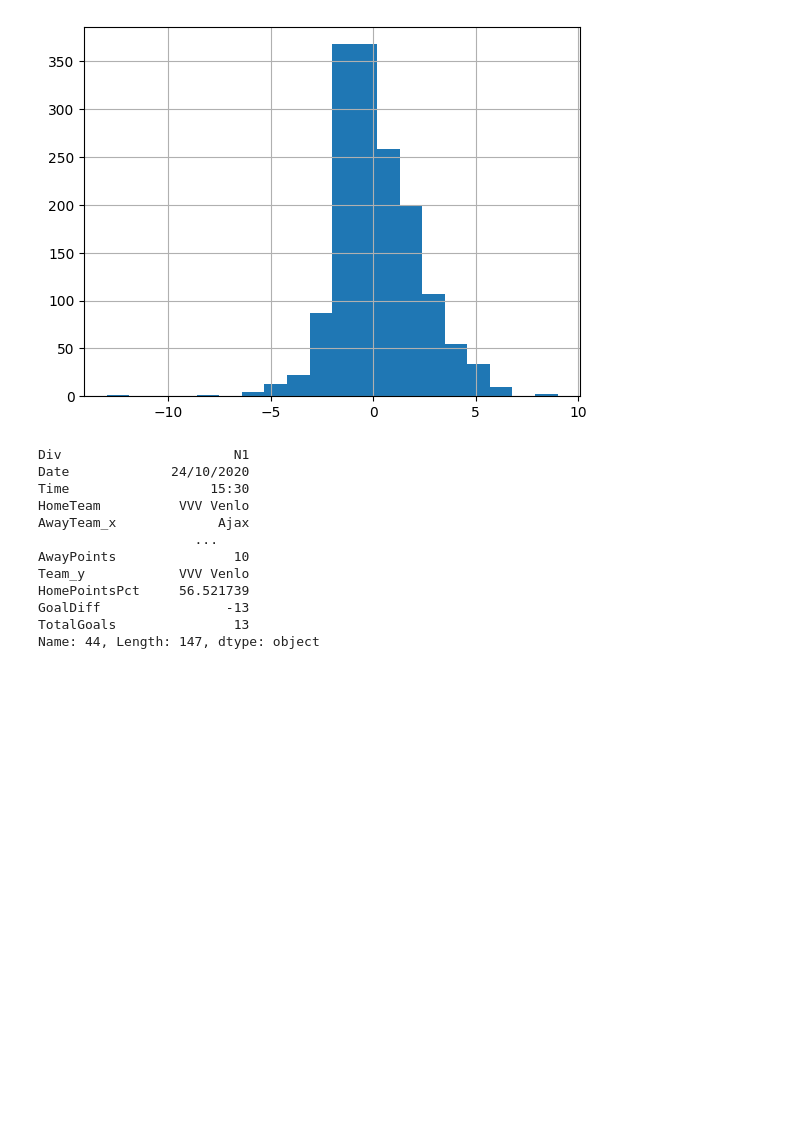
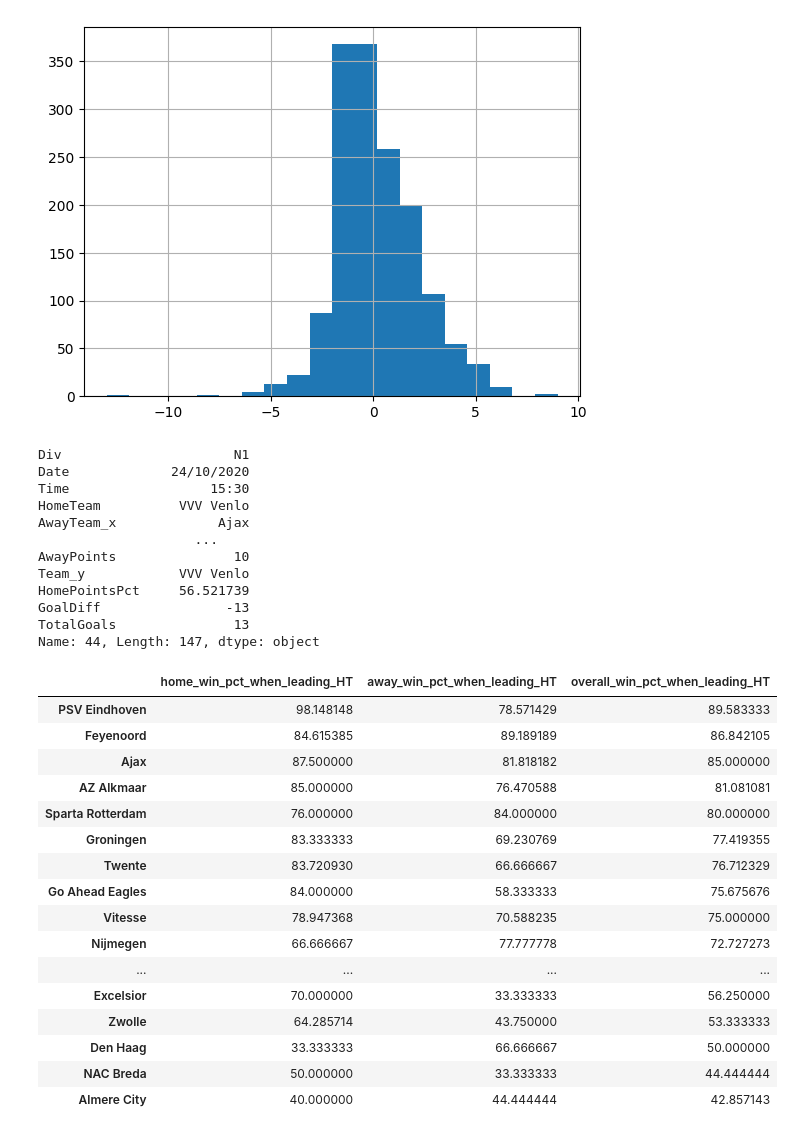
Before and after one commit to SimonteBiesebeek/FinalProject, a Jupyter notebook: JupyterFinalProject.ipynb, the cells around one changed output. Saved outputs shown, nothing was run; the diff lists cells and outputs as text; code cells hidden in the pictures; blank space fills up the shorter version.

```diff
--- a/JupyterFinalProject.ipynb
+++ b/JupyterFinalProject.ipynb
@@ -613,3 +604,56 @@ HomePointsPct     56.521739
 GoalDiff                -13
 TotalGoals               13
 Name: 44, Length: 147, dtype: object
+# %%
+# Create conditions for when home or away team is leading at half time
+seasonal_data['HT_leader'] = seasonal_data.apply(
+    lambda x: 'Home' if x['HTHG'] > x['HTAG'] else ('Away' if x['HTHG'] < x['HTAG'] else 'Draw'),
+    axis=1
+)
+
+# For each team, compute % of wins when leading at half time
+# 1️⃣ Home teams
+home_leads = seasonal_data[seasonal_data['HT_leader'] == 'Home'].groupby('HomeTeam').agg(
+    games_leading=('HomeTeam', 'count'),
+    wins_when_leading=('FTR', lambda x: (x == 'H').sum())
+)
+home_leads['home_win_pct_when_leading_HT'] = 100 * home_leads['wins_when_leading'] / home_leads['games_leading']
+
+# 2️⃣ Away teams
+away_leads = seasonal_data[seasonal_data['HT_leader'] == 'Away'].groupby('AwayTeam').agg(
+    games_leading=('AwayTeam', 'count'),
+    wins_when_leading=('FTR', lambda x: (x == 'A').sum())
+)
+away_leads['away_win_pct_when_leading_HT'] = 100 * away_leads['wins_when_leading'] / away_leads['games_leading']
+
+# Combine into one dataframe per team
+team_win_pct = pd.concat([home_leads['home_win_pct_when_leading_HT'],
+                          away_leads['away_win_pct_when_leading_HT']], axis=1).fillna(0)
+
+team_win_pct['overall_win_pct_when_leading_HT'] = (
+    (home_leads['wins_when_leading'].fillna(0) + away_leads['wins_when_leading'].fillna(0)) /
+    (home_leads['games_leading'].fillna(0) + away_leads['games_leading'].fillna(0))
+) * 100
+
+# Sort descending for clarity
+team_win_pct = team_win_pct.sort_values('overall_win_pct_when_leading_HT', ascending=False)
+
+team_win_pct
+# %% [output]
+|  | home_win_pct_when_leading_HT | away_win_pct_when_leading_HT | overall_win_pct_when_leading_HT |
+| PSV Eindhoven | 98.148148 | 78.571429 | 89.583333 |
+| Feyenoord | 84.615385 | 89.189189 | 86.842105 |
+| Ajax | 87.500000 | 81.818182 | 85.000000 |
+| AZ Alkmaar | 85.000000 | 76.470588 | 81.081081 |
+| Sparta Rotterdam | 76.000000 | 84.000000 | 80.000000 |
+| Groningen | 83.333333 | 69.230769 | 77.419355 |
+| Twente | 83.720930 | 66.666667 | 76.712329 |
+| Go Ahead Eagles | 84.000000 | 58.333333 | 75.675676 |
+| Vitesse | 78.947368 | 70.588235 | 75.000000 |
+| Nijmegen | 66.666667 | 77.777778 | 72.727273 |
+| ... | ... | ... | ... |
+| Excelsior | 70.000000 | 33.333333 | 56.250000 |
+| Zwolle | 64.285714 | 43.750000 | 53.333333 |
+| Den Haag | 33.333333 | 66.666667 | 50.000000 |
+| NAC Breda | 50.000000 | 33.333333 | 44.444444 |
+| Almere City | 40.000000 | 44.444444 | 42.857143 |
```
Also changed, not shown: parts of 8 cells of this notebook, 2 other files.
